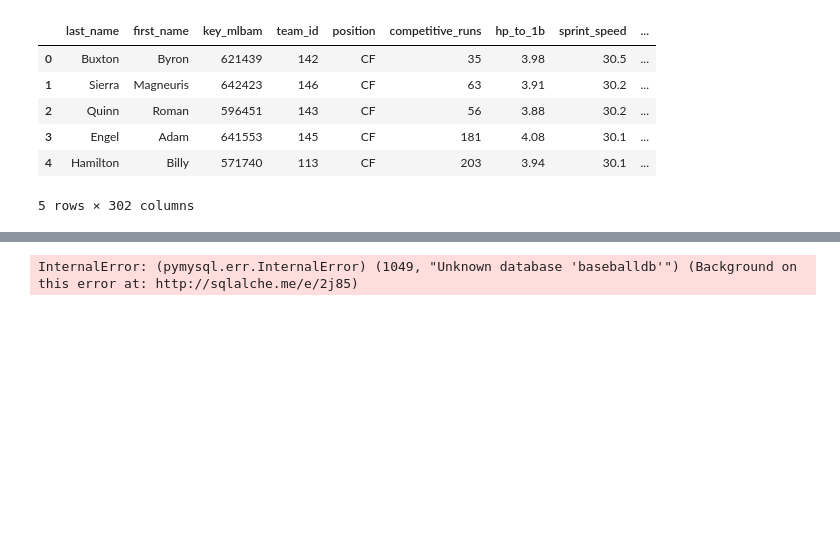
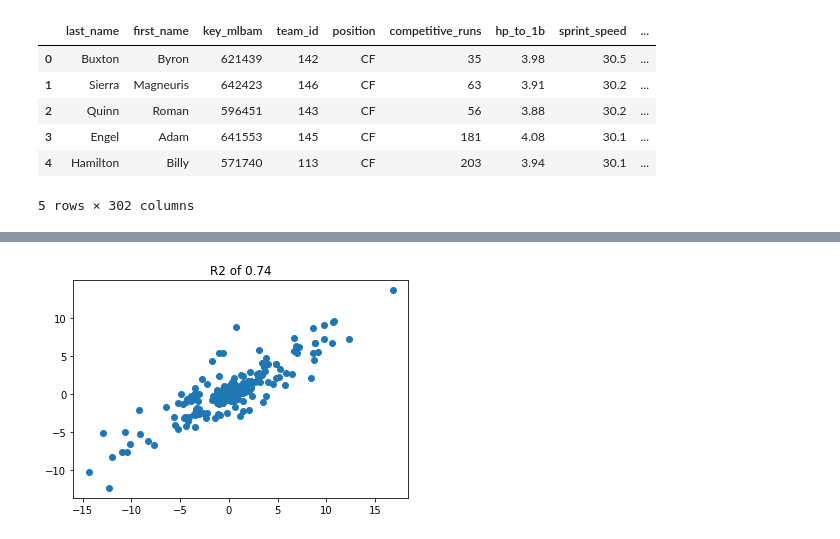
Before and after one commit to TrevorCap/BaseBallProject, a Jupyter notebook: ProjectBB.ipynb, the cells around one changed output, grey strips where cells are left out. Drawn from its saved outputs; the diff is of its cells as text; code cells hidden in the pictures; blank space fills up the shorter version.

```diff
--- a/ProjectBB.ipynb
+++ b/ProjectBB.ipynb
@@ -28,5 +46,9 @@ labelled['Name'] = labelled['first_name'] + " " + labelled['last_name']
+# %%
+labelled18['Name'] = labelled18['first_name'] + " " + labelled18['last_name']
+labelled19['Name'] = labelled19['first_name'] + " " + labelled19['last_name']
 # %%
-total2018 = labelled.merge(bat_data2018, how='left', on='Name')
+total2018 = labelled18.merge(bat_data2018, how='left', on='Name')
+total2019 = labelled19.merge(bat_data2019, how='left', on='Name')
 # %%
 CFers = total2018[total2018.position.str.endswith('F')]
 # %%
@@ -51,4 +74,15 @@ engine = create_engine(f'mysql+pymysql://{rds_connection_string}')
-# %%
-total2018.to_sql('BaseballStats', con=engine)
-# %% [output]
-InternalError: (pymysql.err.InternalError) (1049, "Unknown database 'baseballdb'") (Background on this error at: http://sqlalche.me/e/2j85)
+# %%
+test2018 = CFers[['Name', 'Fld', 'sprint_speed', 'hp_to_1b']]
+test2018 = test2018.dropna(subset=['Fld', 'sprint_speed', 'hp_to_1b'])
+
+mdl = RandomForestRegressor()
+# %%
+mdl.fit(test2018[['sprint_speed', 'hp_to_1b']], test2018.Fld)
+sco = mdl.score(test2018[['sprint_speed', 'hp_to_1b']], test2018.Fld)
+predict = mdl.predict(test2018[['sprint_speed', 'hp_to_1b']])
+# %%
+plt.scatter(test2018.Fld, predict)
+plt.title(f'R2 of {round(sco,2)}')
+plt.show()
+# %% [output]
+[figure, added]
```
Also changed, not shown: parts of 15 cells of this notebook, 3 other files.
